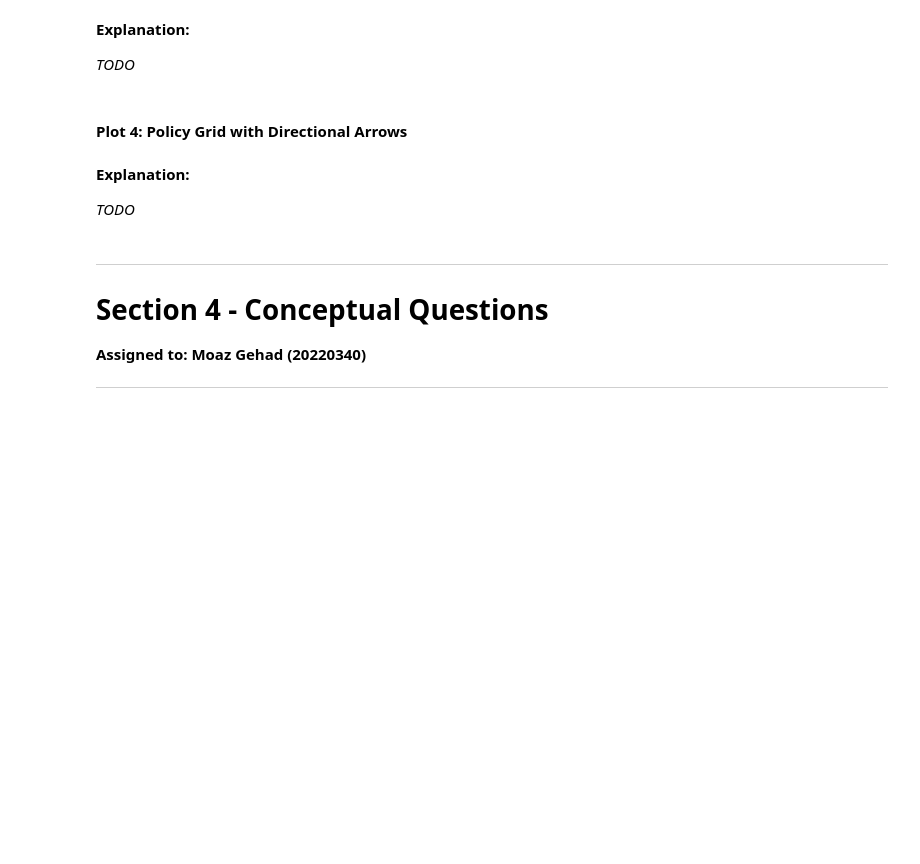
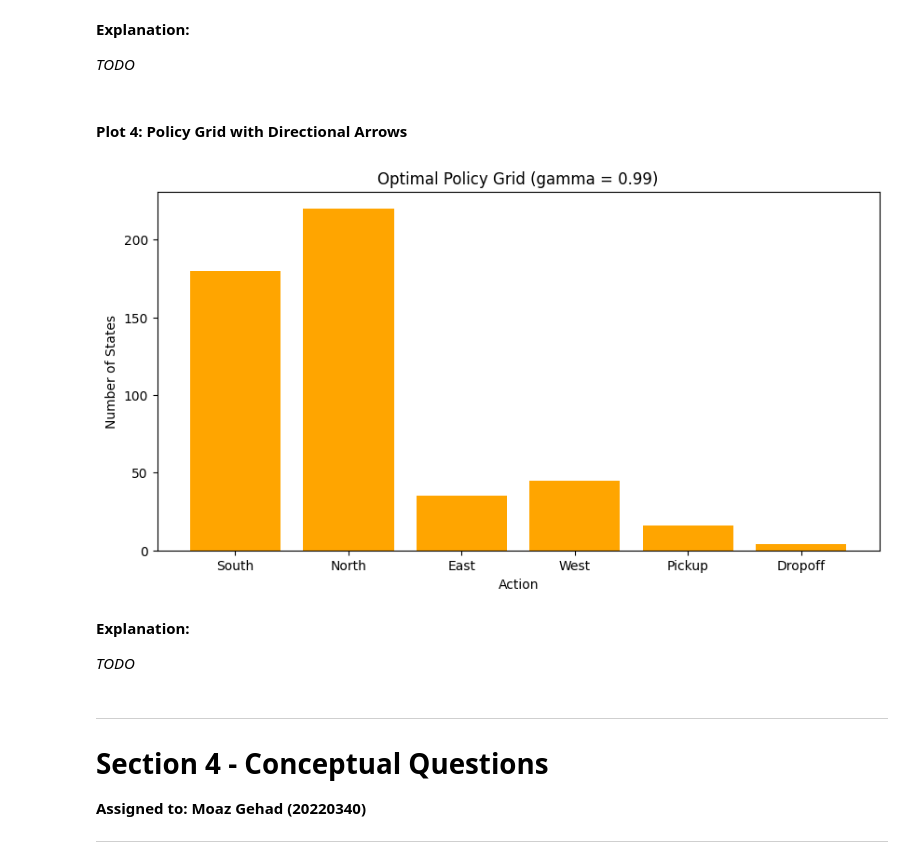
Before and after one commit to MoazGehad/DP_Reinforcement_Learning, a Jupyter notebook: Assignment1_DP_RL.ipynb, the cells around one changed output. Drawn from its saved outputs; the diff is of its cells as text; code cells hidden in the pictures; blank space fills up the shorter version.

```diff
--- a/Assignment1_DP_RL.ipynb
+++ b/Assignment1_DP_RL.ipynb
@@ -611,10 +657,12 @@ Run both algorithms with gamma in {0.50, 0.90, 0.99}.
 # %% [markdown]
 #### Plot 4: Policy Grid with Directional Arrows
 # %%
-# vis.plot_policy_grid(
-#     results[0.99]['vi_agent'].policy,
-#     title='Optimal Policy Grid (gamma = 0.99)'
-# )
+vis.plot_policy_grid(
+    results[0.99]['vi_agent'].policy,
+    title='Optimal Policy Grid (gamma = 0.99)'
+)
+# %% [output]
+[figure, added]
 # %% [markdown]
 **Explanation:**
 
```
Also changed, not shown: parts of 11 cells of this notebook.
